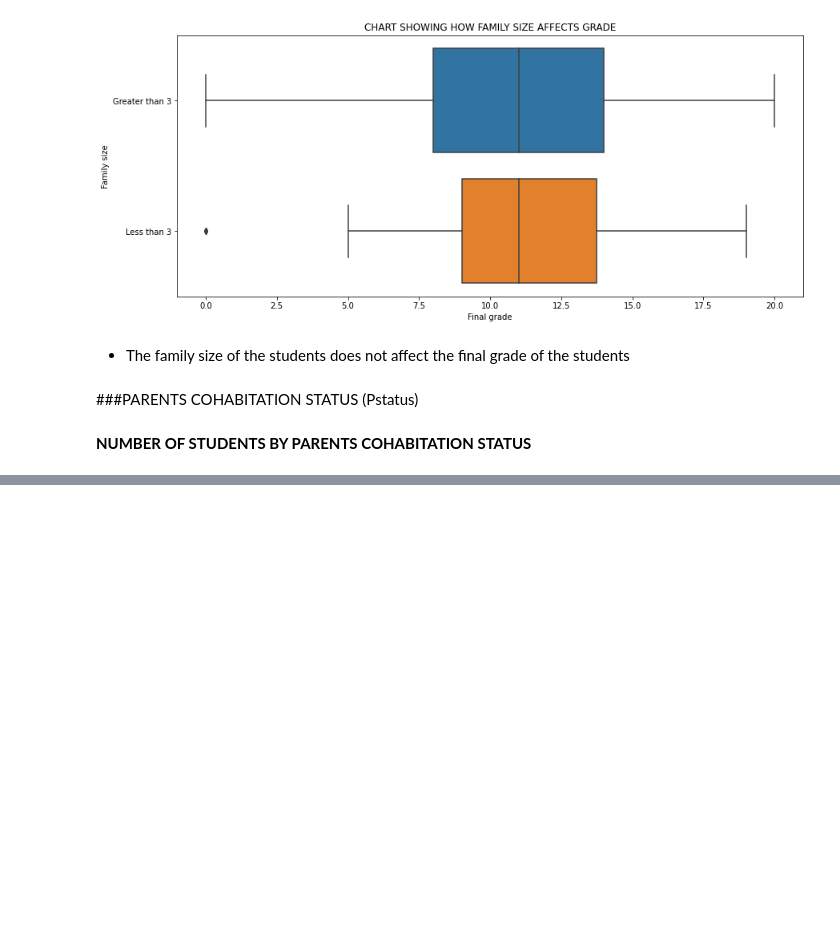
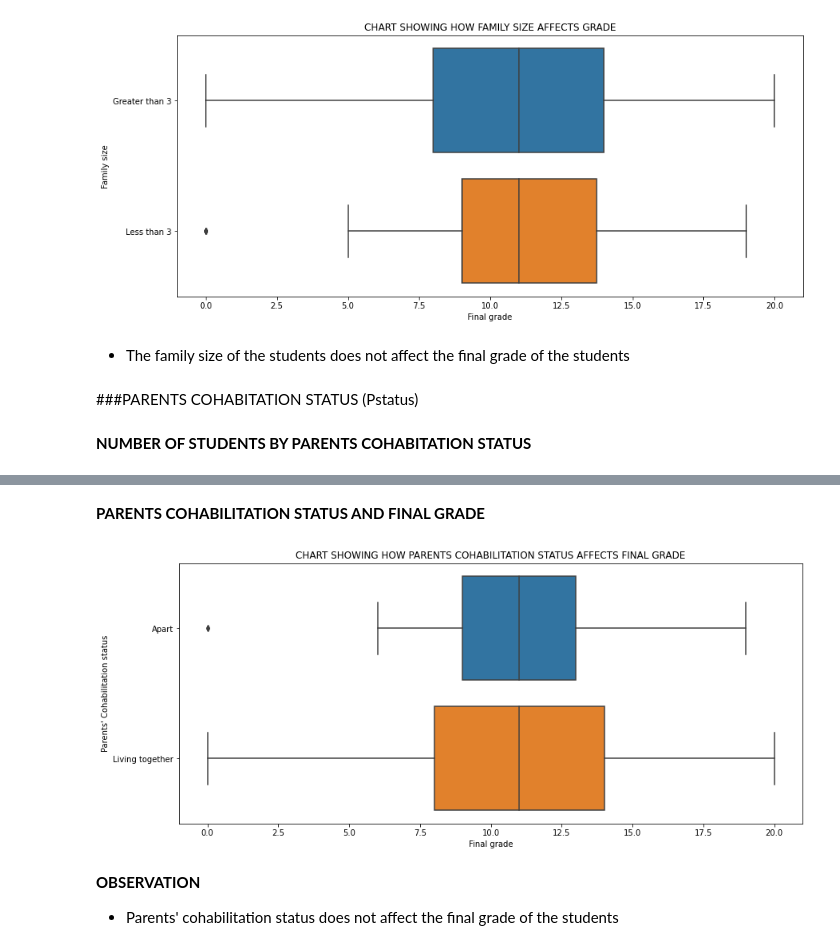
Before and after one commit to devchoplife/Students-grades, a Jupyter notebook: portuguese_students_grade_analysis.ipynb, the cells around one changed output, grey strips where cells are left out. Saved outputs shown, nothing was run; the diff lists cells and outputs as text; code cells hidden in the pictures; blank space fills up the shorter version.

```diff
--- a/portuguese_students_grade_analysis.ipynb
+++ b/portuguese_students_grade_analysis.ipynb
@@ -316,0 +336,15 @@ plt.show()
+# %% [markdown]
+**PARENTS COHABILITATION STATUS AND FINAL GRADE**
+# %%
+plt.figure(figsize = (14, 6))
+sns.boxplot('G3', 'Pstatus', data = grades)
+plt.title("CHART SHOWING HOW PARENTS COHABILITATION STATUS AFFECTS FINAL GRADE")
+plt.xlabel('Final grade')
+plt.ylabel("Parents' Cohabilitation status")
+plt.show()
+# %% [output]
+[figure, added]
+# %% [markdown]
+**OBSERVATION**
+
+* Parents' cohabilitation status does not affect the final grade of the students
```
Also changed, not shown: parts of 4 cells of this notebook.
